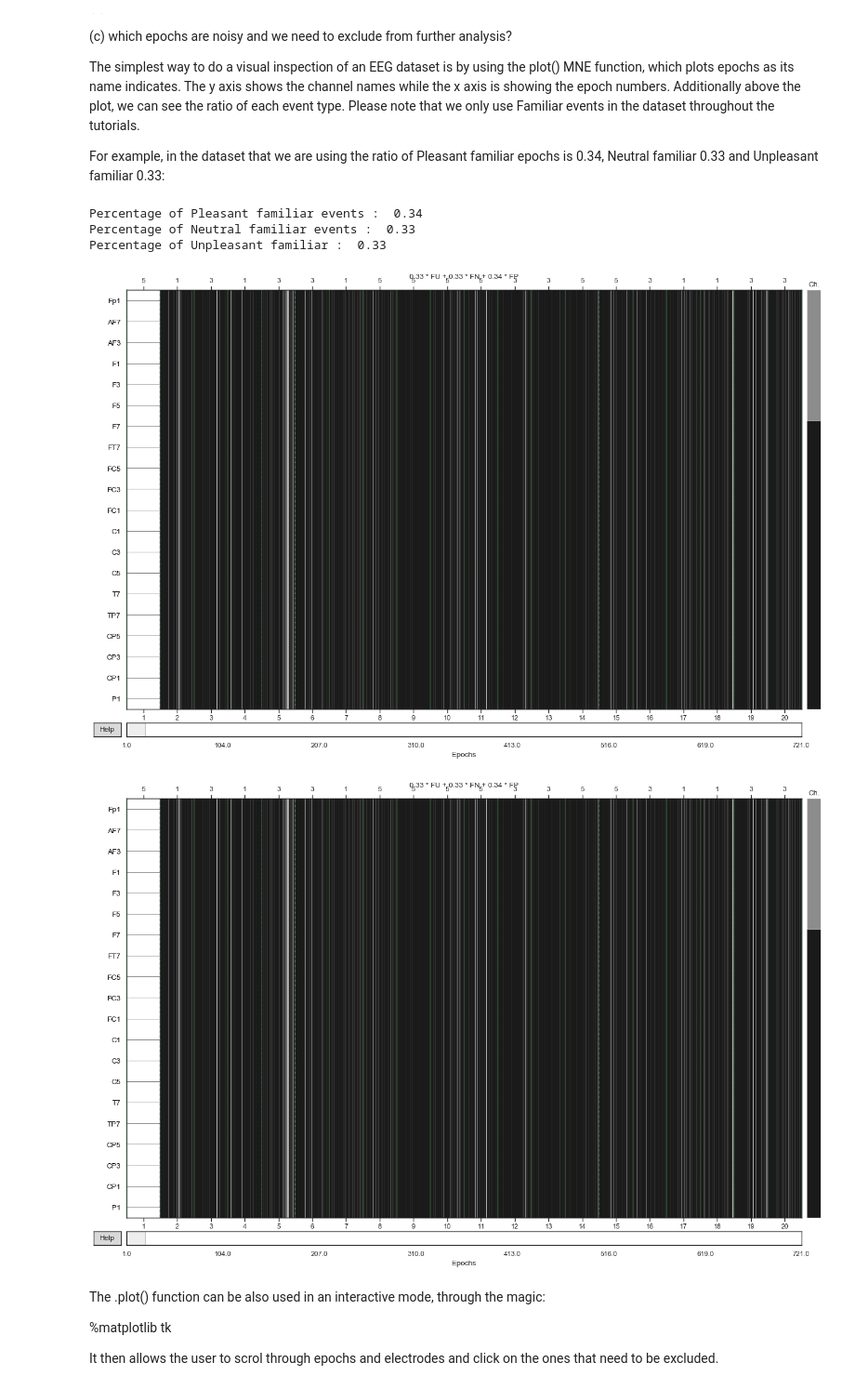
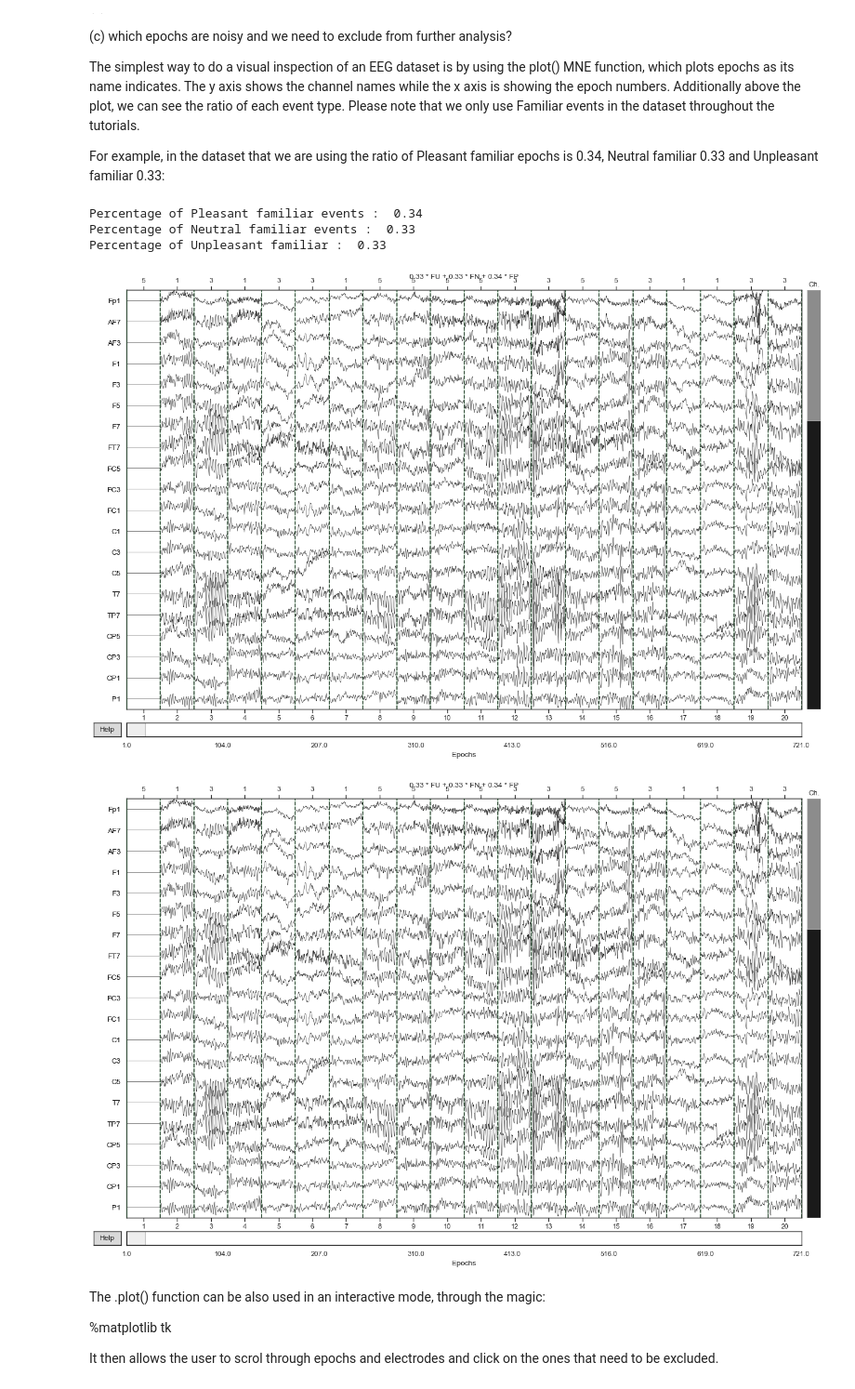
Before and after one commit to aath0/AlgorithmsNeuroscience, a Jupyter notebook: docs/content/Tutorial_files/DataVisualization.ipynb, the cells around one changed output. Shown at 93% size. Saved outputs shown, nothing was run; the diff lists cells and outputs as text; code cells hidden in the pictures.

```diff
--- a/docs/content/Tutorial_files/DataVisualization.ipynb
+++ b/docs/content/Tutorial_files/DataVisualization.ipynb
@@ -11,4 +15,4 @@ import mne
 data_file = '../../study1/study1_eeg/epochdata/P-02'
 
 # Read the EEG epochs:
-epochs = mne.read_epochs(data_file + '.fif')
+epochs = mne.read_epochs(data_file + '.fif', verbose='error')
@@ -46,16 +41,16 @@ For example, in the dataset that we are using the ratio of Pleasant familiar epo
 # %%
 import numpy as np
 epochs = epochs['FP', 'FN', 'FU']
 print('Percentage of Pleasant familiar events : ', np.around(len(epochs['FP'])/len(epochs), decimals=2))
 print('Percentage of Neutral familiar events : ',np.around(len(epochs['FN'])/len(epochs), decimals=2))
 print('Percentage of Unpleasant familiar : ', np.around(len(epochs['FU'])/len(epochs), decimals=2))
-epochs.plot()
+epochs.plot(scalings='auto')
 # %% [output]
 Percentage of Pleasant familiar events :  0.34
 Percentage of Neutral familiar events :  0.33
 Percentage of Unpleasant familiar :  0.33
-[figure, old version]
+[figure, new version]
-[figure, old version]
+[figure, new version]
 # %% [markdown]
 The .plot() function can be also used in an interactive mode, through the magic:
 
```
Also changed, not shown: parts of 8 cells of this notebook, 40 other files.
